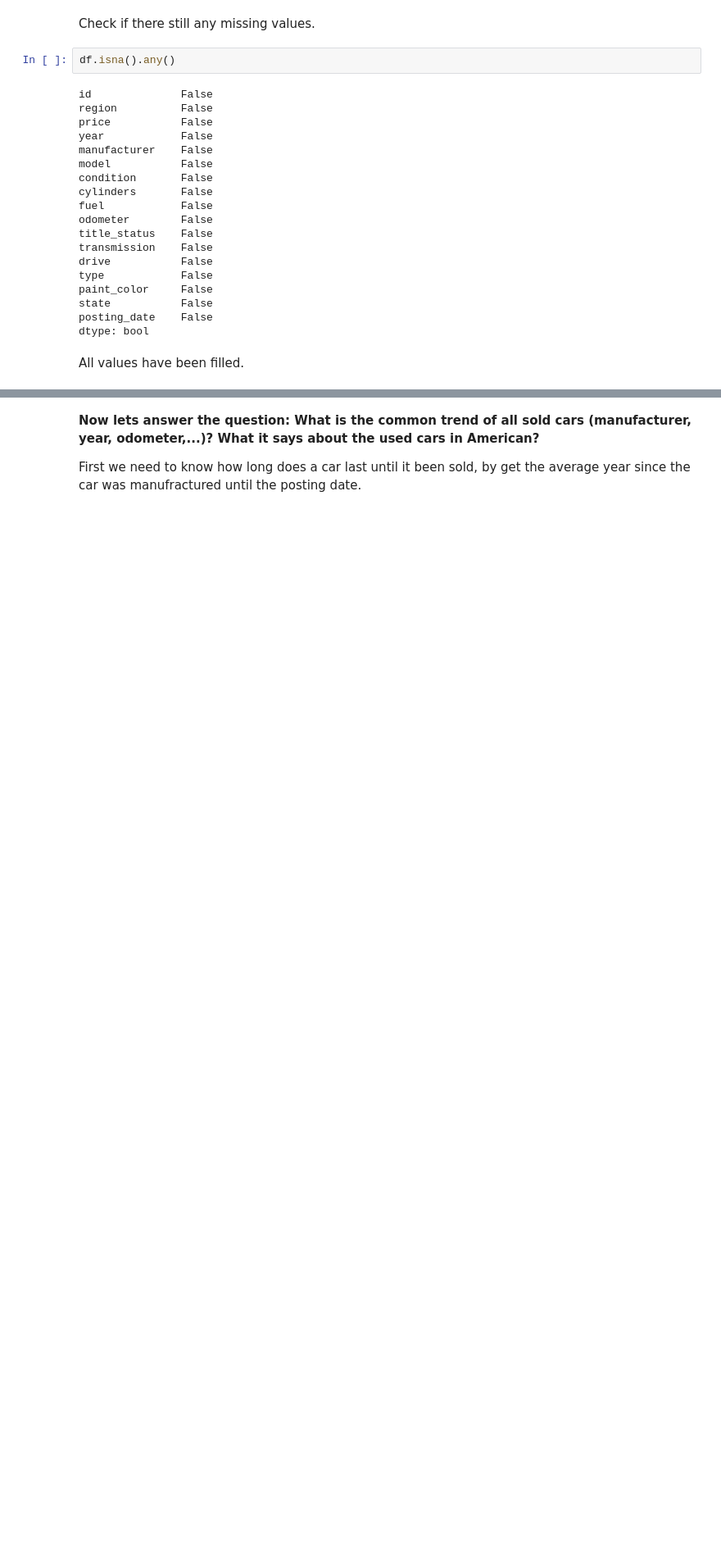
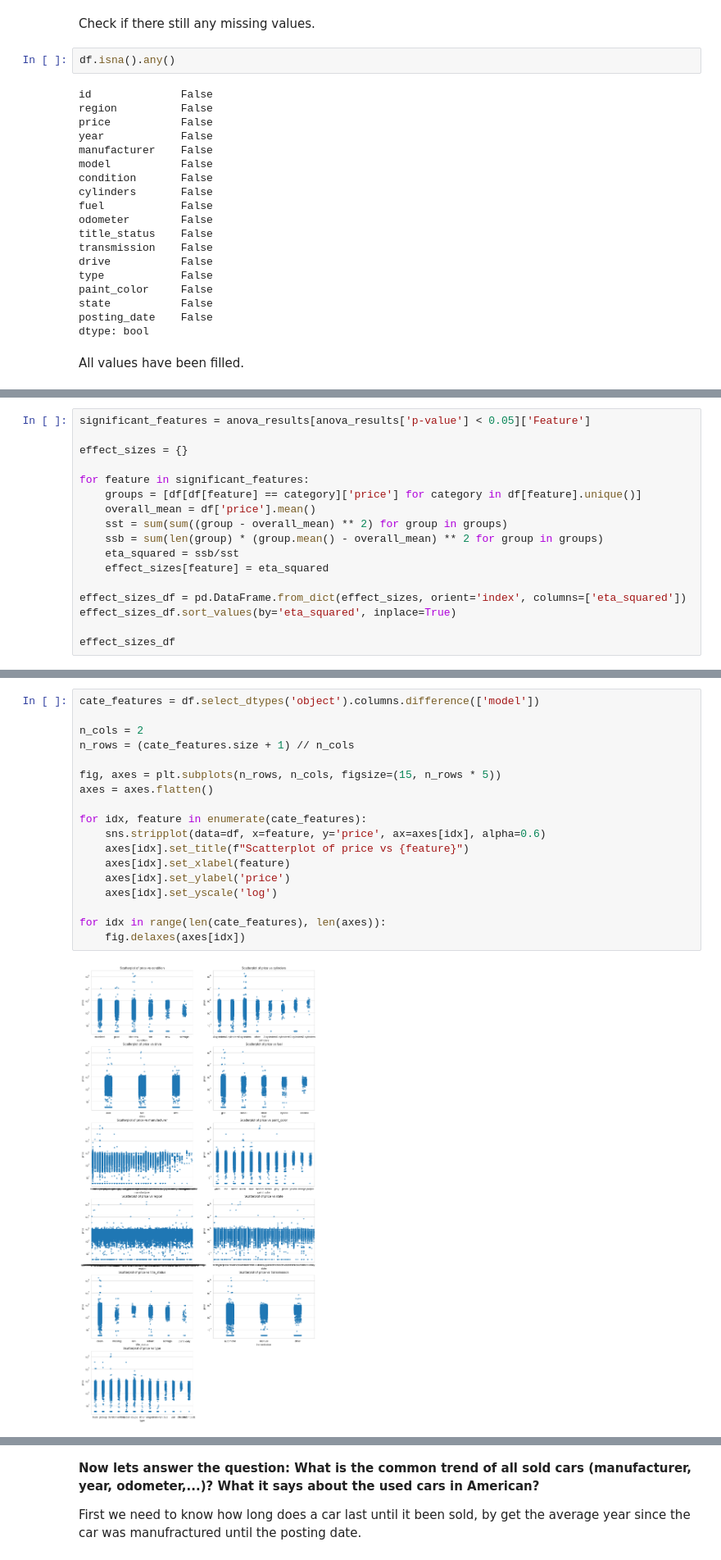
Before and after one commit to Chien-VuMinh/Used-Cars, a Jupyter notebook: Used Cars.ipynb, the cells around one changed output, grey strips where cells are left out. Shown at 82% size. Saved outputs shown, nothing was run; the diff lists cells and outputs as text; blank space fills up the shorter version.

```diff
--- a/Used Cars.ipynb
+++ b/Used Cars.ipynb
@@ -560,0 +636,17 @@ All values have been filled.
+# %%
+significant_features = anova_results[anova_results['p-value'] < 0.05]['Feature']
+
+effect_sizes = {}
+
+for feature in significant_features:
+    groups = [df[df[feature] == category]['price'] for category in df[feature].unique()]
+    overall_mean = df['price'].mean()
+    sst = sum(sum((group - overall_mean) ** 2) for group in groups)
+    ssb = sum(len(group) * (group.mean() - overall_mean) ** 2 for group in groups)
+    eta_squared = ssb/sst
+    effect_sizes[feature] = eta_squared
+
+effect_sizes_df = pd.DataFrame.from_dict(effect_sizes, orient='index', columns=['eta_squared'])
+effect_sizes_df.sort_values(by='eta_squared', inplace=True)
+
+effect_sizes_df
@@ -560,0 +663,20 @@ All values have been filled.
+# %%
+cate_features = df.select_dtypes('object').columns.difference(['model'])
+
+n_cols = 2
+n_rows = (cate_features.size + 1) // n_cols
+
+fig, axes = plt.subplots(n_rows, n_cols, figsize=(15, n_rows * 5))
+axes = axes.flatten()
+
+for idx, feature in enumerate(cate_features):
+    sns.stripplot(data=df, x=feature, y='price', ax=axes[idx], alpha=0.6)
+    axes[idx].set_title(f"Scatterplot of price vs {feature}")
+    axes[idx].set_xlabel(feature)
+    axes[idx].set_ylabel('price')
+    axes[idx].set_yscale('log')
+
+for idx in range(len(cate_features), len(axes)):
+    fig.delaxes(axes[idx])
+# %% [output]
+[figure, added]
```
Also changed, not shown: parts of 31 cells of this notebook.
